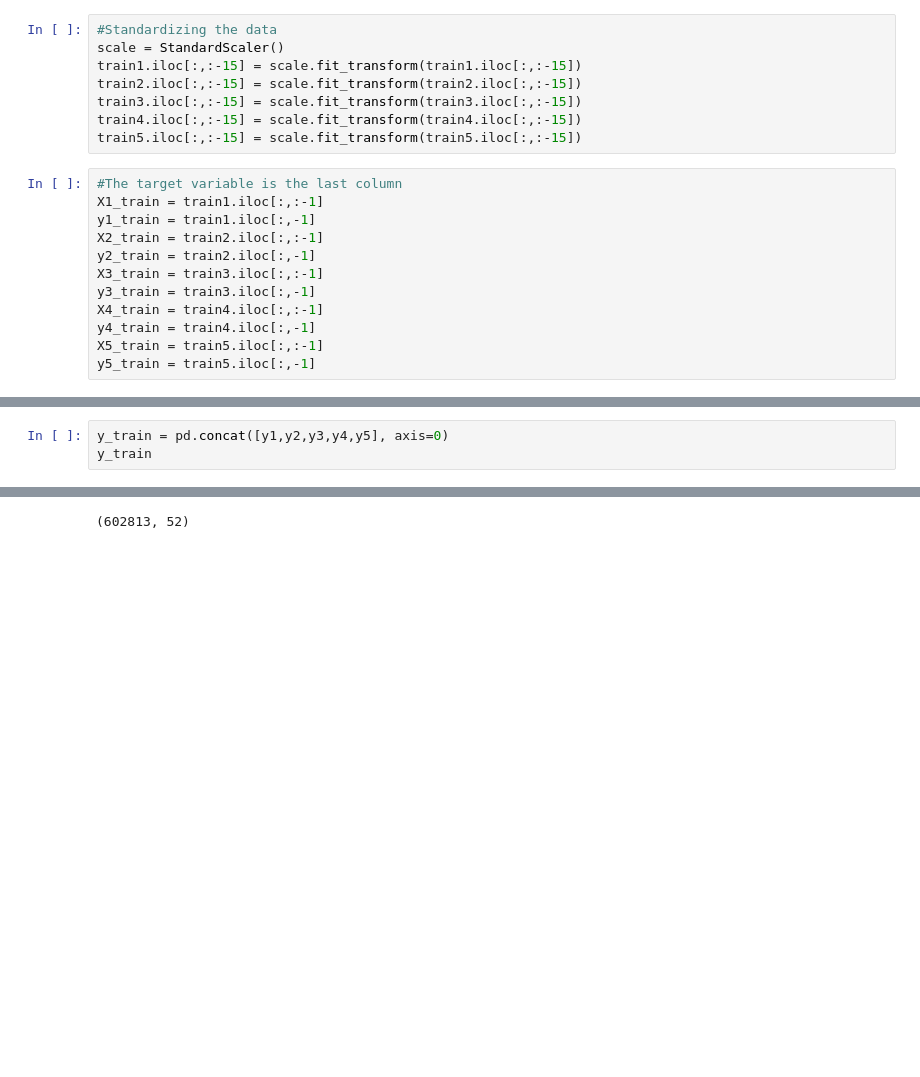
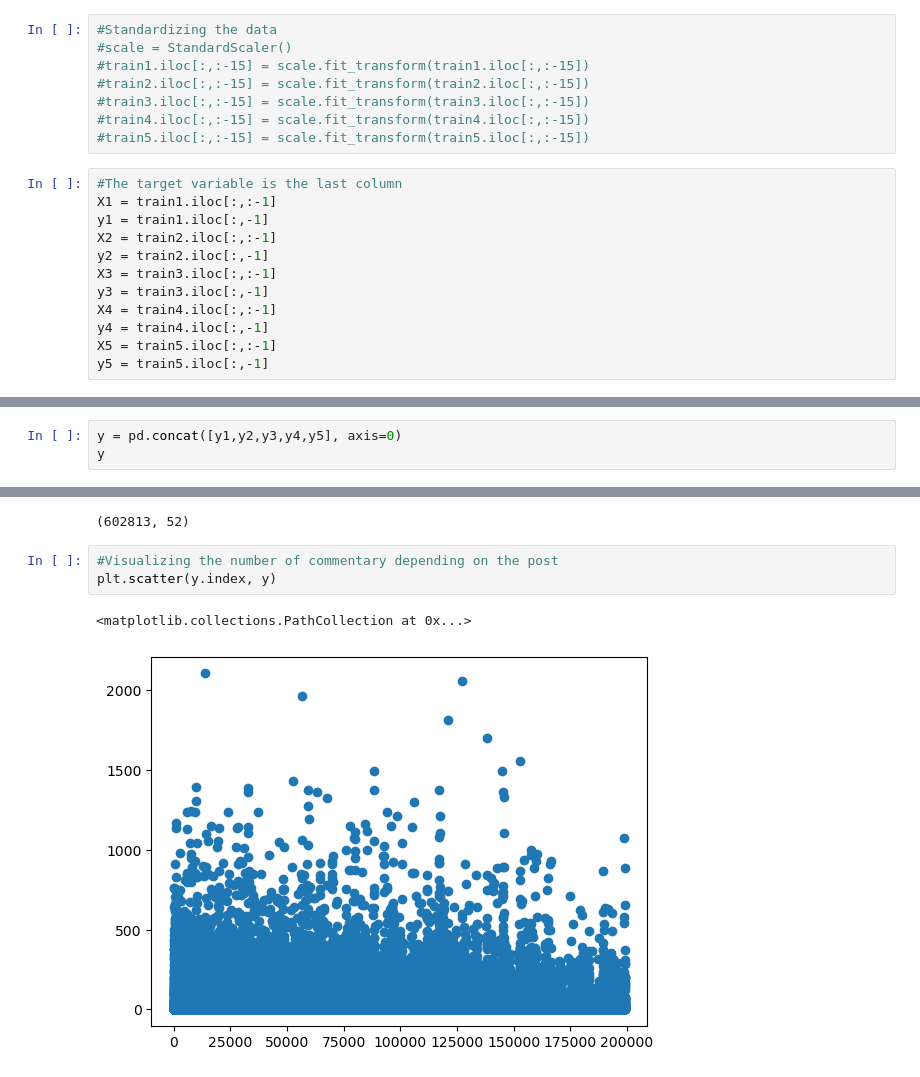
Before and after one commit to Fritober/Python-for-DA, a Jupyter notebook: Project_Data_Analysis.ipynb, the cells around one changed output, grey strips where cells are left out. Drawn from its saved outputs; the diff is of its cells as text; blank space fills up the shorter version.

```diff
--- a/Project_Data_Analysis.ipynb
+++ b/Project_Data_Analysis.ipynb
@@ -252,22 +252,22 @@ dtypes: float64(25), int64(28)
 memory usage: 16.6 MB
 # %%
 #Standardizing the data
-scale = StandardScaler()
-train1.iloc[:,:-15] = scale.fit_transform(train1.iloc[:,:-15])
-train2.iloc[:,:-15] = scale.fit_transform(train2.iloc[:,:-15])
-train3.iloc[:,:-15] = scale.fit_transform(train3.iloc[:,:-15])
-train4.iloc[:,:-15] = scale.fit_transform(train4.iloc[:,:-15])
-train5.iloc[:,:-15] = scale.fit_transform(train5.iloc[:,:-15])
+#scale = StandardScaler()
+#train1.iloc[:,:-15] = scale.fit_transform(train1.iloc[:,:-15])
+#train2.iloc[:,:-15] = scale.fit_transform(train2.iloc[:,:-15])
+#train3.iloc[:,:-15] = scale.fit_transform(train3.iloc[:,:-15])
+#train4.iloc[:,:-15] = scale.fit_transform(train4.iloc[:,:-15])
+#train5.iloc[:,:-15] = scale.fit_transform(train5.iloc[:,:-15])
 # %%
 #The target variable is the last column
-X1_train = train1.iloc[:,:-1]
-y1_train = train1.iloc[:,-1]
-X2_train = train2.iloc[:,:-1]
-y2_train = train2.iloc[:,-1]
-X3_train = train3.iloc[:,:-1]
-y3_train = train3.iloc[:,-1]
-X4_train = train4.iloc[:,:-1]
-y4_train = train4.iloc[:,-1]
-X5_train = train5.iloc[:,:-1]
-y5_train = train5.iloc[:,-1]
+X1 = train1.iloc[:,:-1]
+y1 = train1.iloc[:,-1]
+X2 = train2.iloc[:,:-1]
+y2 = train2.iloc[:,-1]
+X3 = train3.iloc[:,:-1]
+y3 = train3.iloc[:,-1]
+X4 = train4.iloc[:,:-1]
+y4 = train4.iloc[:,-1]
+X5 = train5.iloc[:,:-1]
+y5 = train5.iloc[:,-1]
 # %%
@@ -293,8 +293,8 @@ print(y5_train.shape)
 (199030, 52)
 (199030,)
 # %%
-y_train = pd.concat([y1,y2,y3,y4,y5], axis=0)
-y_train
+y = pd.concat([y1,y2,y3,y4,y5], axis=0)
+y
 # %% [output]
 0           0
 1           0
@@ -329,3 +323,9 @@ X = pd.concat(
 X.shape
 # %% [output]
 (602813, 52)
+# %%
+#Visualizing the number of commentary depending on the post
+plt.scatter(y.index, y)
+# %% [output]
+<matplotlib.collections.PathCollection at 0x...>
+[figure, added]
```
Also changed, not shown: parts of 29 cells of this notebook, 1 other file.
